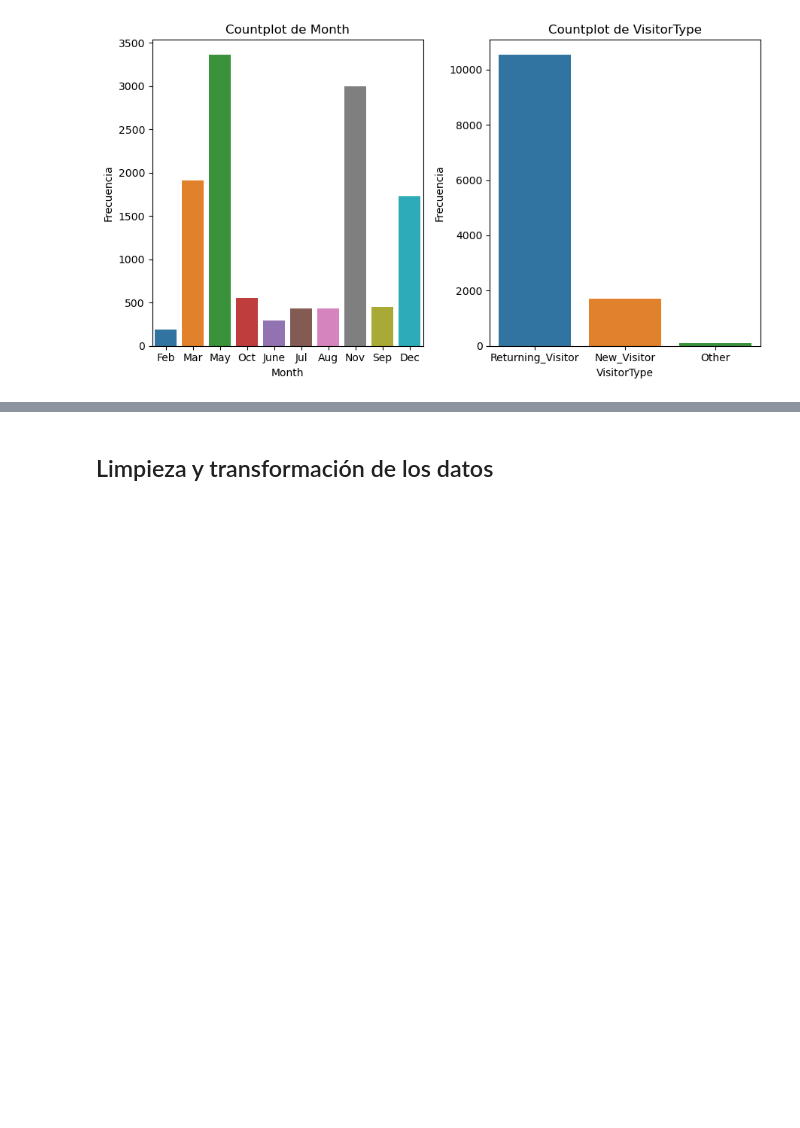
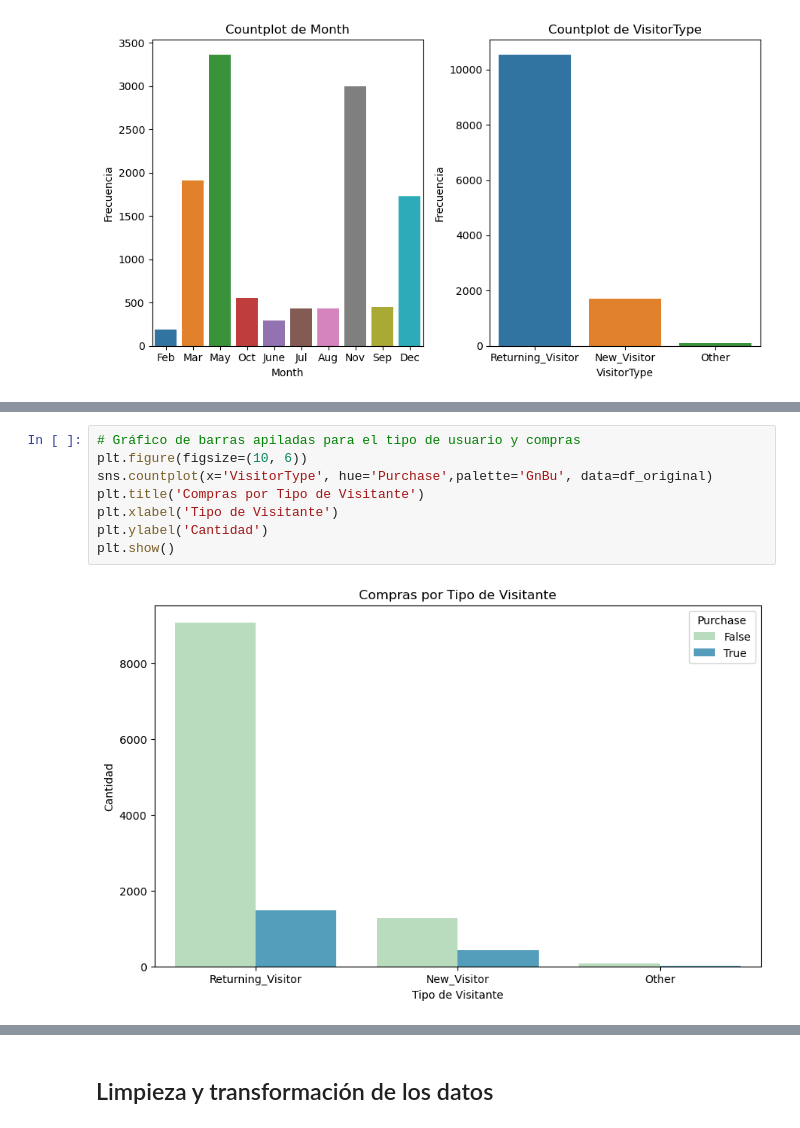
Before and after one commit to osiris-contreras/Osiris-Contreras-Trillos-, a Jupyter notebook: Proyecto modulo 1.1.ipynb, the cells around one changed output, grey strips where cells are left out. Drawn from its saved outputs; the diff is of its cells as text; blank space fills up the shorter version.

```diff
--- a/Proyecto modulo 1.1.ipynb
+++ b/Proyecto modulo 1.1.ipynb
@@ -190,0 +205,10 @@ for i, cat_var in enumerate(cats):
+# %%
+# Gráfico de barras apiladas para el tipo de usuario y compras
+plt.figure(figsize=(10, 6))
+sns.countplot(x='VisitorType', hue='Purchase',palette='GnBu', data=df_original)
+plt.title('Compras por Tipo de Visitante')
+plt.xlabel('Tipo de Visitante')
+plt.ylabel('Cantidad')
+plt.show()
+# %% [output]
+[figure, added]
```
Also changed, not shown: parts of 20 cells of this notebook.
